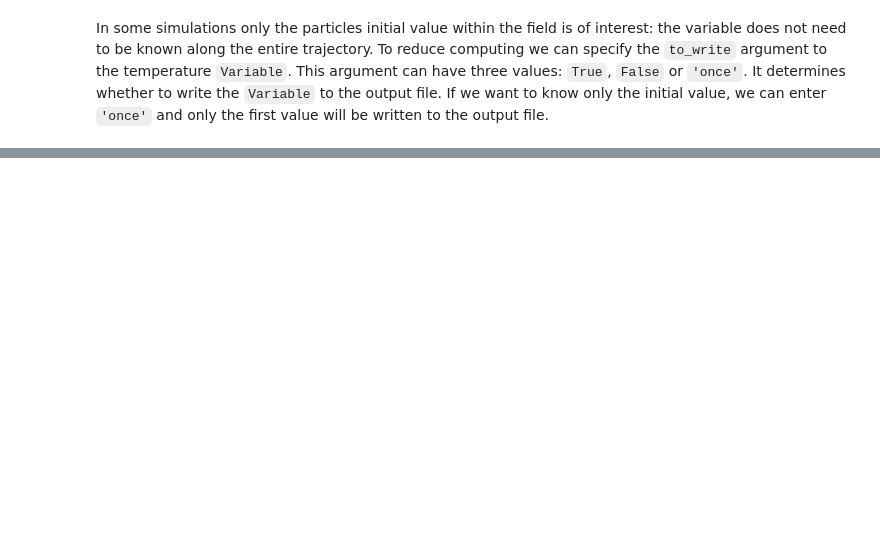
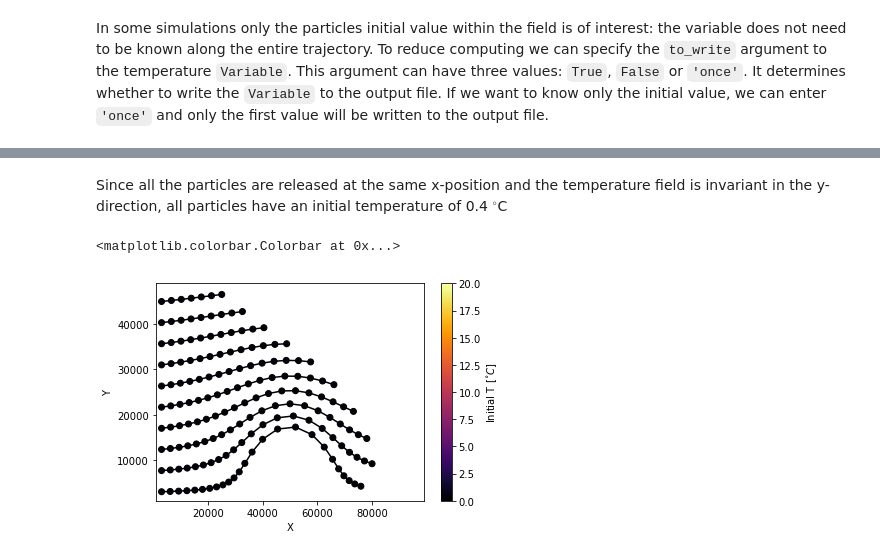
Before and after one commit to OceanParcels/Parcels, a Jupyter notebook: parcels/examples/tutorial_sampling.ipynb, the cells around one changed output, grey strips where cells are left out. Cells and saved outputs as stored; diff of their text form; code cells hidden in the pictures; blank space fills up the shorter version.

```diff
--- a/parcels/examples/tutorial_sampling.ipynb
+++ b/parcels/examples/tutorial_sampling.ipynb
@@ -101,0 +132,17 @@ INFO: Compiled SampleParticleAdvectionRK4SampleT ==> C:\Users\GEBRUI~1\AppData\L
+# %% [markdown]
+Since all the particles are released at the same x-position and the temperature field is invariant in the y-direction, all particles have an initial temperature of 0.4 $^\circ$C
+# %%
+Particle_data = xr.open_dataset("WriteOnce.nc")
+
+plt.figure()
+ax = plt.axes()
+ax.set_ylabel('Y')
+ax.set_xlabel('X')
+ax.set_ylim(1000,49000)
+ax.set_xlim(1000,99000)
+ax.plot(Particle_data.lon.transpose(),Particle_data.lat.transpose(),c='k',zorder=1)
+T_scatter = ax.scatter(Particle_data.lon,Particle_data.lat,c = 25*[Particle_data.temperature], cmap = plt.cm.inferno, norm = mpl.colors.Normalize(vmin=0.,vmax=20.), edgecolor = 'k', zorder=2)
+plt.colorbar(T_scatter, label = 'Initial T [$^{\circ} C$]')
+# %% [output]
+<matplotlib.colorbar.Colorbar at 0x...>
+[figure, added]
```
Also changed, not shown: parts of 20 cells of this notebook.
